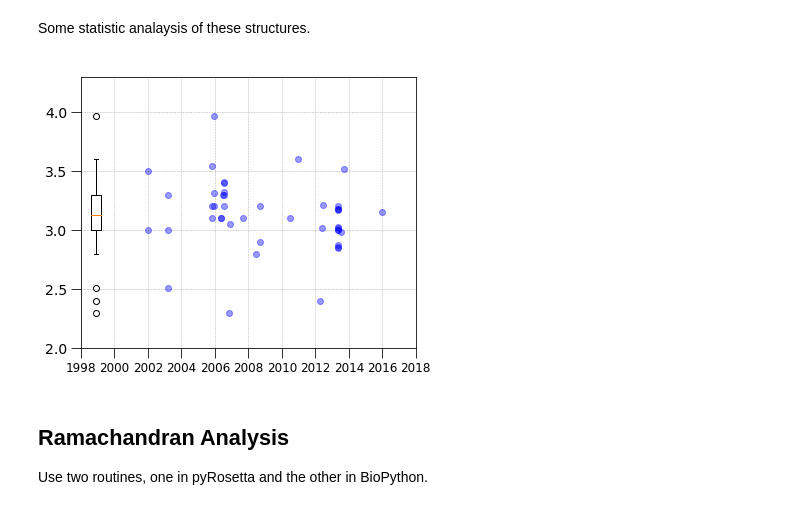
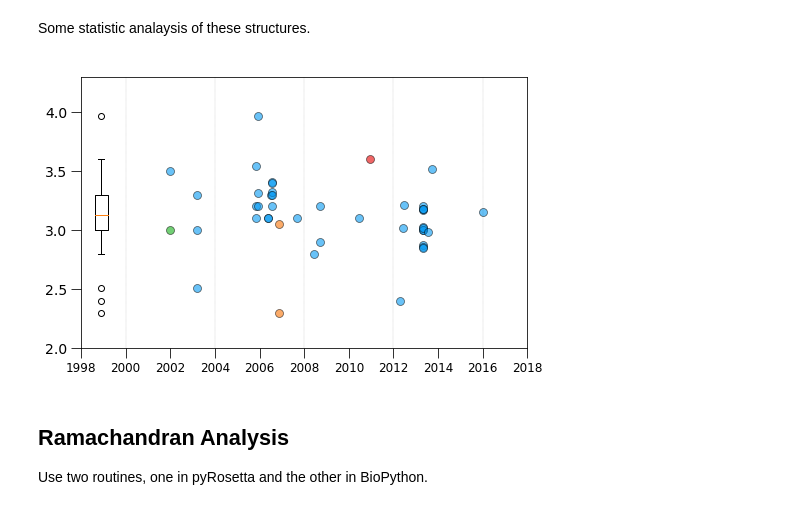
Before and after one commit to alejogiley/pypoc, a Jupyter notebook: examples/experimental_maps.ipynb, the cells around one changed output. Drawn from its saved outputs; the diff is of its cells as text; code cells hidden in the pictures.

```diff
--- a/examples/experimental_maps.ipynb
+++ b/examples/experimental_maps.ipynb
@@ -251,7 +251,7 @@ data frame `pandas`, save to a `csv` file
 data = pd.DataFrame.from_dict(dataset, orient='index').reset_index()
 
 # change format to datetime
-data['deposition_date'] = pd.to_datetime(data['deposition_date'],
+data['deposition_date'] = pd.to_datetime(data.deposition_date,
                                          infer_datetime_format=True)
 
 # changing index cols with rename()
@@ -274,47 +274,75 @@ data.head()
 Some statistic analaysis of these structures.
 # %%
 import datetime
+import pylab
 
 # Plot canvas
-fig, ax = plt.subplots(1, 1, figsize=(6,5))
+fig, ax = plt.subplots(1, 1, figsize=(8,5))
 
 # global parameters
 plt.rc('xtick', labelsize=12)
 plt.rc('ytick', labelsize=14)
 
-# plot date vs res
-plt.plot_date(data.deposition_date,
-              data.resolution,
-              color="blue",
-              alpha=0.4)
+# palette
+count = 0
+palet = ['xkcd:azure',
+         'xkcd:green',
+         'xkcd:orange',
+         'xkcd:red']
+# gene_name unique values
+genes = data.gene_name.unique()
 
-ax.grid(linestyle='--', linewidth='0.5')
+# plot graph
+for name in genes:
+    subs = data[data.gene_name == name]
+    plt.plot_date(subs.deposition_date,
+                  subs.resolution,
+                  mec   = 'k',
+                  mew   = 0.75,
+                  ms    = 8,
+                  alpha = 0.6,
+                  color = palet[count])
+    count += 1
+
+#\ ax.grid(linestyle='--', linewidth='0.5')
 ax.tick_params(size=10)
 
 # customize
 ax.set_ylim([2.0, 4.3])
 ax.set_xlim([datetime.date(1999, 1, 1),
              datetime.date(2017, 1, 1)])
 
-# Save label and tick positions to reset later
+# save label and tick positions
 plt.draw()
 locs = ax.get_xticks()
 labs = ax.get_xticklabels()
 
+# show grid lines
+for i in range(1,10,2):
+    x = [locs[i]]
+    ax.axvline(x,
+           linestyle='--',
+           linewidth='0.1',
+           color='k')
+
 # boxplot
 d = ['1998']
 x = [locs[1]-400]
-plt.boxplot(data['resolution'], labels = d,
-            positions = x, widths = 210)
+s = dict(markersize=6)
+plt.boxplot(data.resolution,
+            positions = x,
+            widths = 210,
+            labels = d,
+            flierprops=s)
 
 # Reset the xtick locations.
 ax.set_xticks(locs)
 ax.set_xticklabels(labs)
 
 # show
 plt.show()
 # %% [output]
-[figure, old version]
+[figure, new version]
 # %% [markdown]
 Ramachandran Analysis
 ----------------------------
```
